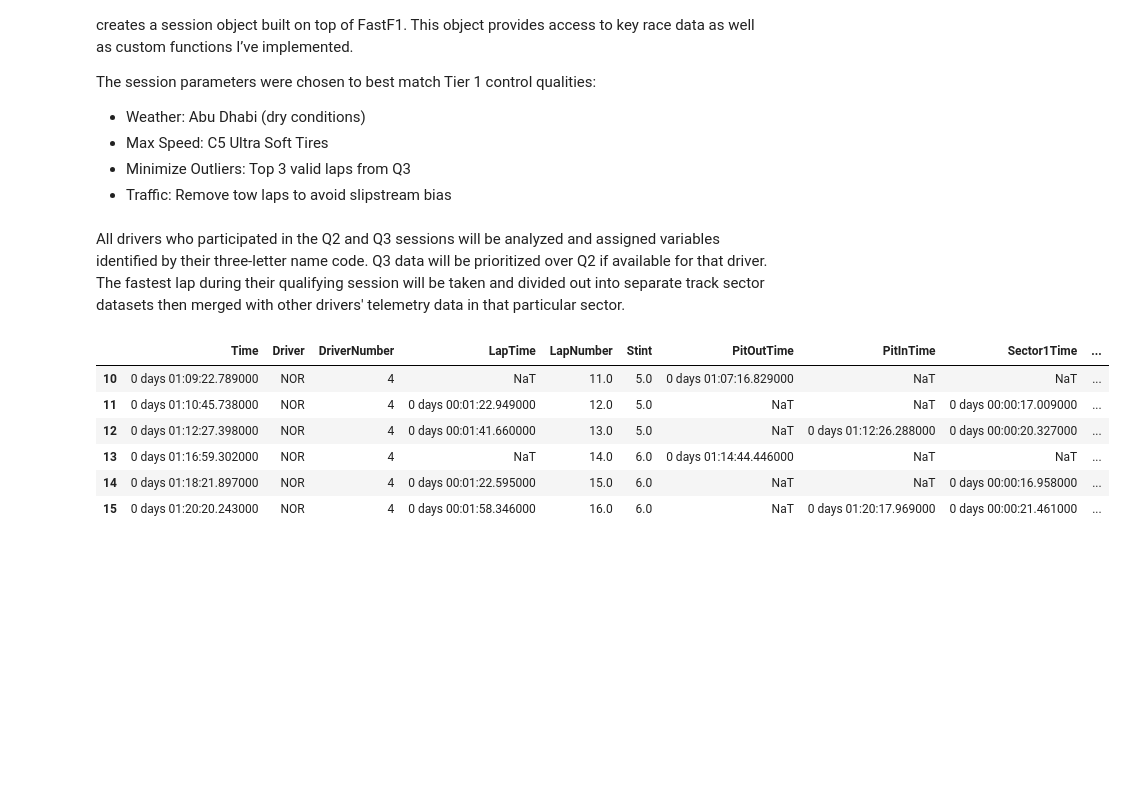
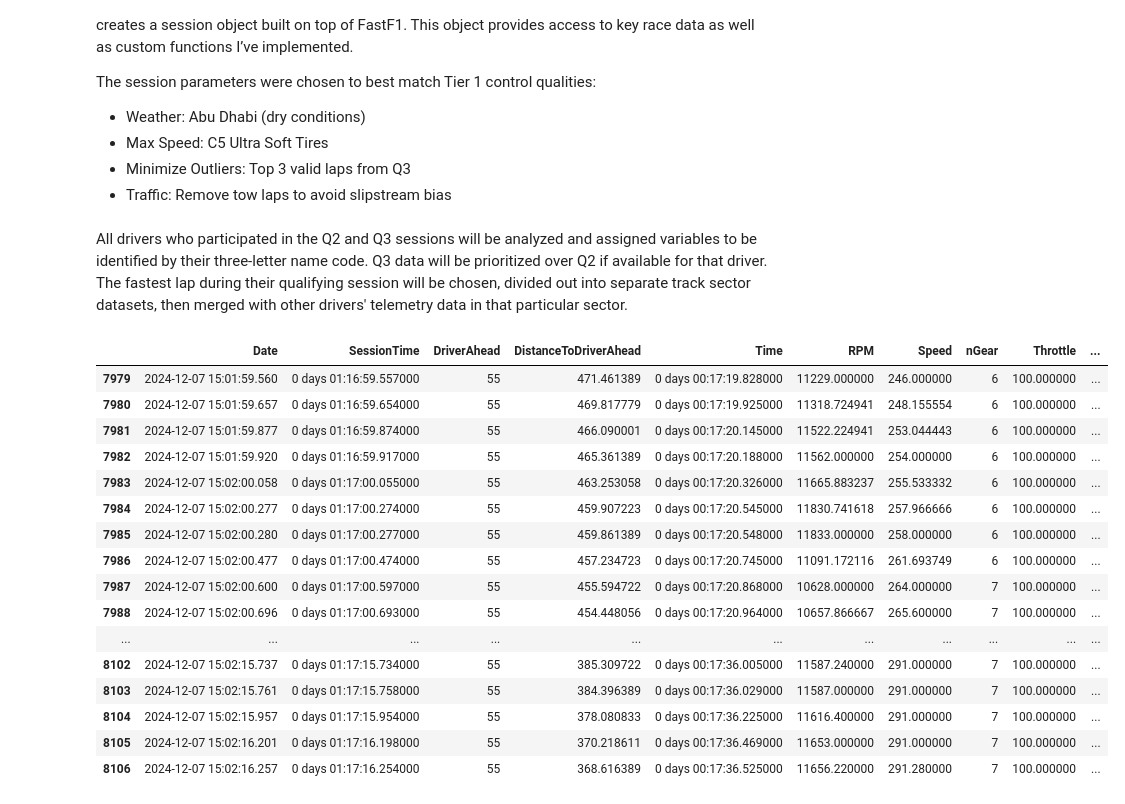
Before and after one commit to PESIII23/f1-driving-style-analytics-tool, a Jupyter notebook: notebooks/01_single_race_eda.ipynb, the cells around one changed output. Saved outputs shown, nothing was run; the diff lists cells and outputs as text; code cells hidden in the pictures; blank space fills up the shorter version.

Commit message:
created sector datasets for all drivers

```diff
--- a/notebooks/01_single_race_eda.ipynb
+++ b/notebooks/01_single_race_eda.ipynb
@@ -47,7 +47,7 @@ session_type = f1_constants.F1Constants.SESSIONS["Q"]
 # Call session object
 session = f1_data.F1Session(year, grand_prix, session_type)
 # %% [markdown]
-All drivers who participated in the Q2 and Q3 sessions will be analyzed and assigned variables identified by their three-letter name code. Q3 data will be prioritized over Q2 if available for that driver. The fastest lap during their qualifying session will be taken and divided out into separate track sector datasets then merged with other drivers' telemetry data in that particular sector.
+All drivers who participated in the Q2 and Q3 sessions will be analyzed and assigned variables to be identified by their three-letter name code. Q3 data will be prioritized over Q2 if available for that driver. The fastest lap during their qualifying session will be chosen, divided out into separate track sector datasets, then merged with other drivers' telemetry data in that particular sector.
 # %%
 # Drivers from each team that participated in Q2 and Q3 accessed by their three-letter code
 
@@ -75,13 +77,42 @@ hulkenberg_haas = 'HUL'
 # %%
 # Q3 data for Lando Norris, McLaren
 q1, q2, q3 = session.get_laps(norris_mcLaren).split_qualifying_sessions()
 
-q3
+# q3
+
+norris_q3_telemetry = session.get_telemetry(q3)
+
+sector_1_start = "0 days 01:16:59.496000"
+sector_1_end = "0 days 01:17:16.260000"
+sector_2_end = "0 days 01:17:52.036000"
+sector_3_end = "0 days 01:18:21.897000"
+
+norris_sector1_telemetry = f1_pandas_helpers.filter_timestamp_range(norris_q3_telemetry, start=sector_1_start, end=sector_1_end)
+
+norris_sector1_telemetry
+
+# norris_sector2_telemetry = f1_pandas_helpers.filter_timestamp_range(norris_q3_telemetry, start=sector_1_end, end=sector_2_end)
+
+# norris_sector2_telemetry
+
+# norris_sector3_telemetry = f1_pandas_helpers.filter_timestamp_range(norris_q3_telemetry, start=sector_2_end, end=sector_3_end)
+
+# norris_sector3_telemetry
 # %% [output]
-|  | Time | Driver | DriverNumber | LapTime | LapNumber | Stint | PitOutTime | PitInTime | Sector1Time | ... |
-| 10 | 0 days 01:09:22.789000 | NOR | 4 | NaT | 11.0 | 5.0 | 0 days 01:07:16.829000 | NaT | NaT | ... |
-| 11 | 0 days 01:10:45.738000 | NOR | 4 | 0 days 00:01:22.949000 | 12.0 | 5.0 | NaT | NaT | 0 days 00:00:17.009000 | ... |
-| 12 | 0 days 01:12:27.398000 | NOR | 4 | 0 days 00:01:41.660000 | 13.0 | 5.0 | NaT | 0 days 01:12:26.288000 | 0 days 00:00:20.327000 | ... |
-| 13 | 0 days 01:16:59.302000 | NOR | 4 | NaT | 14.0 | 6.0 | 0 days 01:14:44.446000 | NaT | NaT | ... |
-| 14 | 0 days 01:18:21.897000 | NOR | 4 | 0 days 00:01:22.595000 | 15.0 | 6.0 | NaT | NaT | 0 days 00:00:16.958000 | ... |
-| 15 | 0 days 01:20:20.243000 | NOR | 4 | 0 days 00:01:58.346000 | 16.0 | 6.0 | NaT | 0 days 01:20:17.969000 | 0 days 00:00:21.461000 | ... |
+|  | Date | SessionTime | DriverAhead | DistanceToDriverAhead | Time | RPM | Speed | nGear | Throttle | ... |
+| 7979 | 2024-12-07 15:01:59.560 | 0 days 01:16:59.557000 | 55 | 471.461389 | 0 days 00:17:19.828000 | 11229.000000 | 246.000000 | 6 | 100.000000 | ... |
+| 7980 | 2024-12-07 15:01:59.657 | 0 days 01:16:59.654000 | 55 | 469.817779 | 0 days 00:17:19.925000 | 11318.724941 | 248.155554 | 6 | 100.000000 | ... |
+| 7981 | 2024-12-07 15:01:59.877 | 0 days 01:16:59.874000 | 55 | 466.090001 | 0 days 00:17:20.145000 | 11522.224941 | 253.044443 | 6 | 100.000000 | ... |
+| 7982 | 2024-12-07 15:01:59.920 | 0 days 01:16:59.917000 | 55 | 465.361389 | 0 days 00:17:20.188000 | 11562.000000 | 254.000000 | 6 | 100.000000 | ... |
+| 7983 | 2024-12-07 15:02:00.058 | 0 days 01:17:00.055000 | 55 | 463.253058 | 0 days 00:17:20.326000 | 11665.883237 | 255.533332 | 6 | 100.000000 | ... |
+| 7984 | 2024-12-07 15:02:00.277 | 0 days 01:17:00.274000 | 55 | 459.907223 | 0 days 00:17:20.545000 | 11830.741618 | 257.966666 | 6 | 100.000000 | ... |
+| 7985 | 2024-12-07 15:02:00.280 | 0 days 01:17:00.277000 | 55 | 459.861389 | 0 days 00:17:20.548000 | 11833.000000 | 258.000000 | 6 | 100.000000 | ... |
+| 7986 | 2024-12-07 15:02:00.477 | 0 days 01:17:00.474000 | 55 | 457.234723 | 0 days 00:17:20.745000 | 11091.172116 | 261.693749 | 6 | 100.000000 | ... |
+| 7987 | 2024-12-07 15:02:00.600 | 0 days 01:17:00.597000 | 55 | 455.594722 | 0 days 00:17:20.868000 | 10628.000000 | 264.000000 | 7 | 100.000000 | ... |
+| 7988 | 2024-12-07 15:02:00.696 | 0 days 01:17:00.693000 | 55 | 454.448056 | 0 days 00:17:20.964000 | 10657.866667 | 265.600000 | 7 | 100.000000 | ... |
+| ... | ... | ... | ... | ... | ... | ... | ... | ... | ... | ... |
+| 8102 | 2024-12-07 15:02:15.737 | 0 days 01:17:15.734000 | 55 | 385.309722 | 0 days 00:17:36.005000 | 11587.240000 | 291.000000 | 7 | 100.000000 | ... |
+| 8103 | 2024-12-07 15:02:15.761 | 0 days 01:17:15.758000 | 55 | 384.396389 | 0 days 00:17:36.029000 | 11587.000000 | 291.000000 | 7 | 100.000000 | ... |
+| 8104 | 2024-12-07 15:02:15.957 | 0 days 01:17:15.954000 | 55 | 378.080833 | 0 days 00:17:36.225000 | 11616.400000 | 291.000000 | 7 | 100.000000 | ... |
+| 8105 | 2024-12-07 15:02:16.201 | 0 days 01:17:16.198000 | 55 | 370.218611 | 0 days 00:17:36.469000 | 11653.000000 | 291.000000 | 7 | 100.000000 | ... |
+| 8106 | 2024-12-07 15:02:16.257 | 0 days 01:17:16.254000 | 55 | 368.616389 | 0 days 00:17:36.525000 | 11656.220000 | 291.280000 | 7 | 100.000000 | ... |
```
Also changed, not shown: parts of 21 cells of this notebook.
